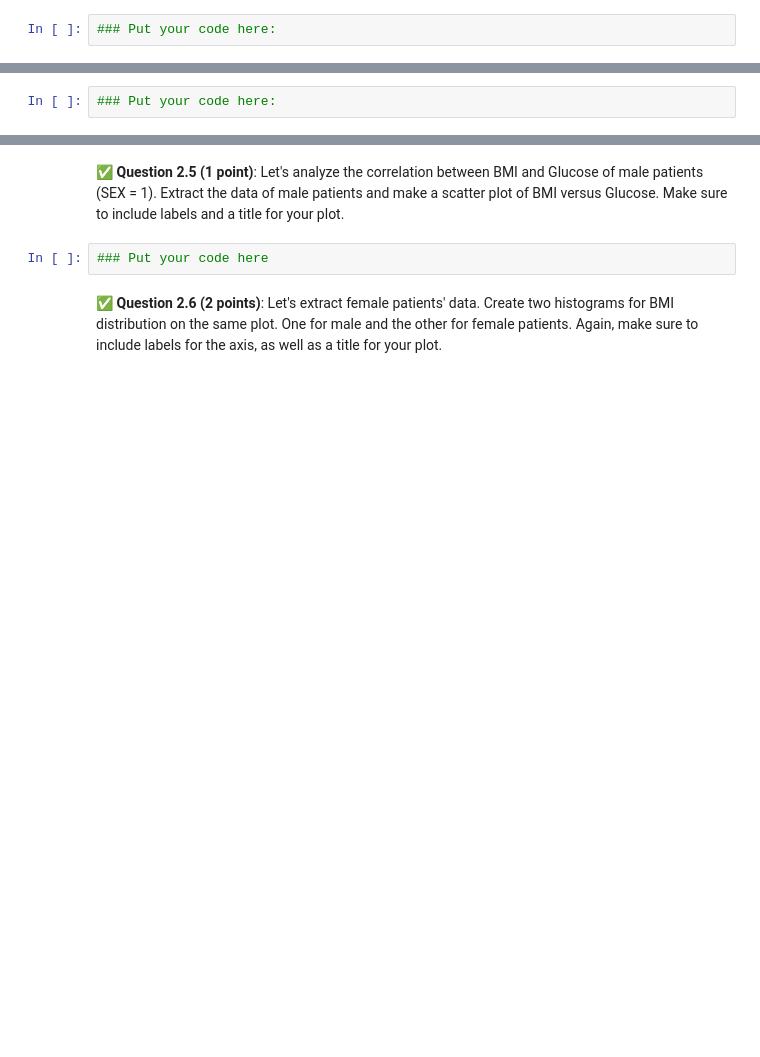
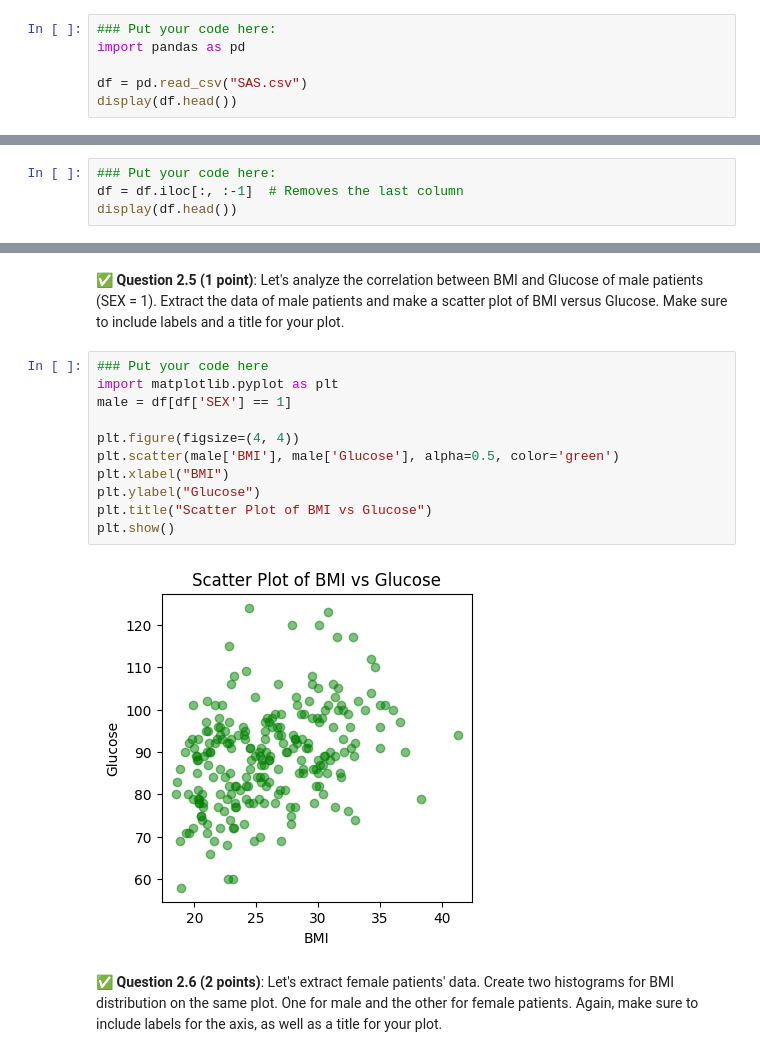
Before and after one commit to yashikaadesai/CMSE202-S25-turnin, a Jupyter notebook: midterm/CMSE202-Midterm-Section003-STUDENT.ipynb, the cells around one changed output, grey strips where cells are left out. Cells and saved outputs as stored; diff of their text form; blank space fills up the shorter version.

```diff
--- a/midterm/CMSE202-Midterm-Section003-STUDENT.ipynb
+++ b/midterm/CMSE202-Midterm-Section003-STUDENT.ipynb
@@ -77,3 +82,7 @@ Download the files using `curl` and the links (`https://raw.githubusercontent.co
 &#9989; **Question 2.2 (1 point)**: This file is a dataset of diabetic patients. Use pandas to import and display the data.
 # %%
 ### Put your code here:
+import pandas as pd
+
+df = pd.read_csv("SAS.csv")
+display(df.head())
@@ -81,3 +97,5 @@ Download the files using `curl` and the links (`https://raw.githubusercontent.co
 &#9989; **Question 2.3 (1 point)**: This dataset contains several columns. The last column seems irrelevant to what we care. Drop the last column from the dataframe.
 # %%
 ### Put your code here:
+df = df.iloc[:, :-1]  # Removes the last column
+display(df.head())
@@ -89,6 +124,17 @@ Download the files using `curl` and the links (`https://raw.githubusercontent.co
 &#9989; **Question 2.5 (1 point)**: Let's analyze the correlation between BMI and Glucose of male patients (SEX = 1). Extract the data of male patients and make a scatter plot of BMI versus Glucose. Make sure to include labels and a title for your plot.
 # %%
 ### Put your code here
+import matplotlib.pyplot as plt
+male = df[df['SEX'] == 1]
+
+plt.figure(figsize=(4, 4))
+plt.scatter(male['BMI'], male['Glucose'], alpha=0.5, color='green')
+plt.xlabel("BMI")
+plt.ylabel("Glucose")
+plt.title("Scatter Plot of BMI vs Glucose")
+plt.show()
+# %% [output]
+[figure, added]
 # %% [markdown]
 &#9989; **Question 2.6 (2 points)**: Let's extract female patients' data.
 Create two histograms for BMI distribution on the same plot. One for male and the other for female patients. Again, make sure to include labels for the axis, as well as a title for your plot.
```
Also changed, not shown: parts of 5 cells of this notebook, 1 other file.
